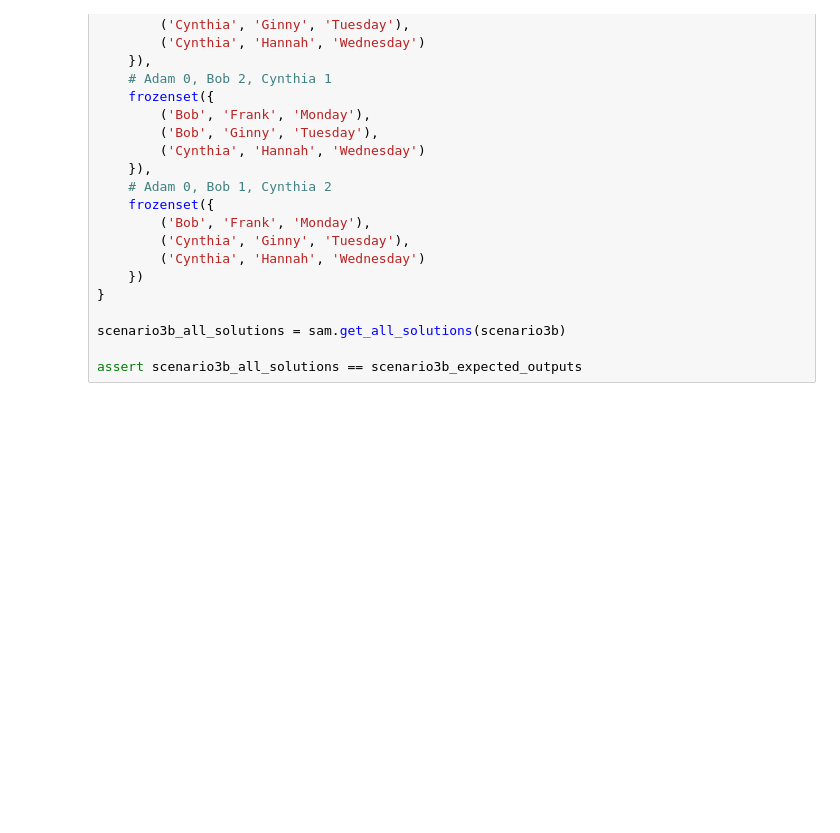
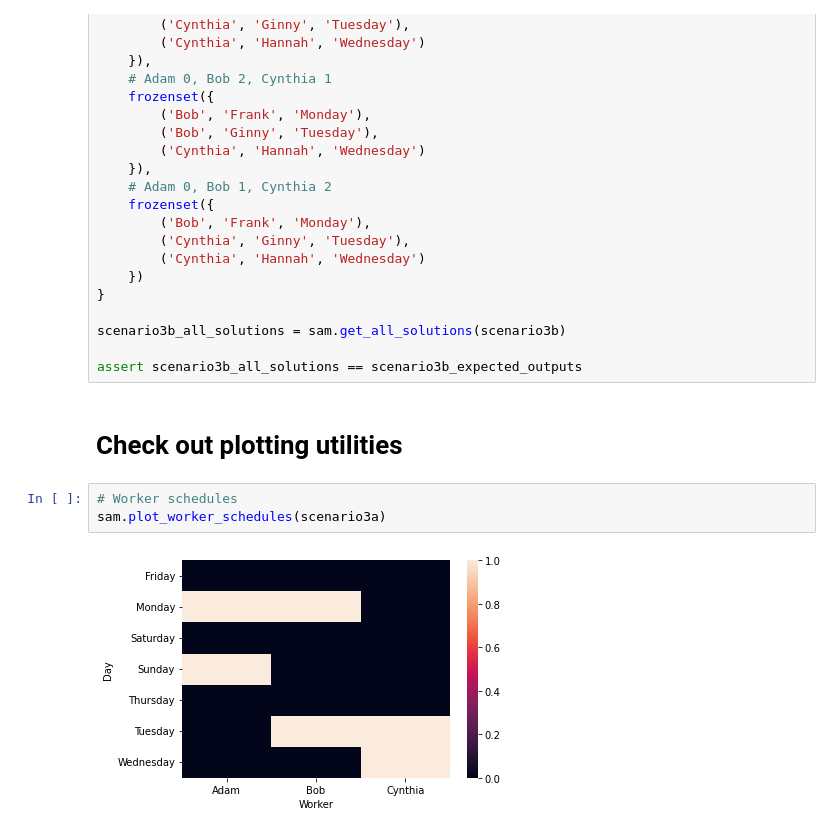
Before and after one commit to derek-damron/python_playground, a Jupyter notebook: modelling/optimization/pyomo_scheduling.ipynb, the cells around one changed output. Saved outputs shown, nothing was run; the diff lists cells and outputs as text; blank space fills up the shorter version.

Commit message:
Add plotting utilities

```diff
--- a/modelling/optimization/pyomo_scheduling.ipynb
+++ b/modelling/optimization/pyomo_scheduling.ipynb
@@ -169,3 +169,10 @@ scenario3b_expected_outputs = {
 scenario3b_all_solutions = sam.get_all_solutions(scenario3b)
 
 assert scenario3b_all_solutions == scenario3b_expected_outputs
+# %% [markdown]
+# Check out plotting utilities
+# %%
+# Worker schedules
+sam.plot_worker_schedules(scenario3a)
+# %% [output]
+[figure, added]
```
Also changed, not shown: parts of 2 cells of this notebook, 1 other file.
